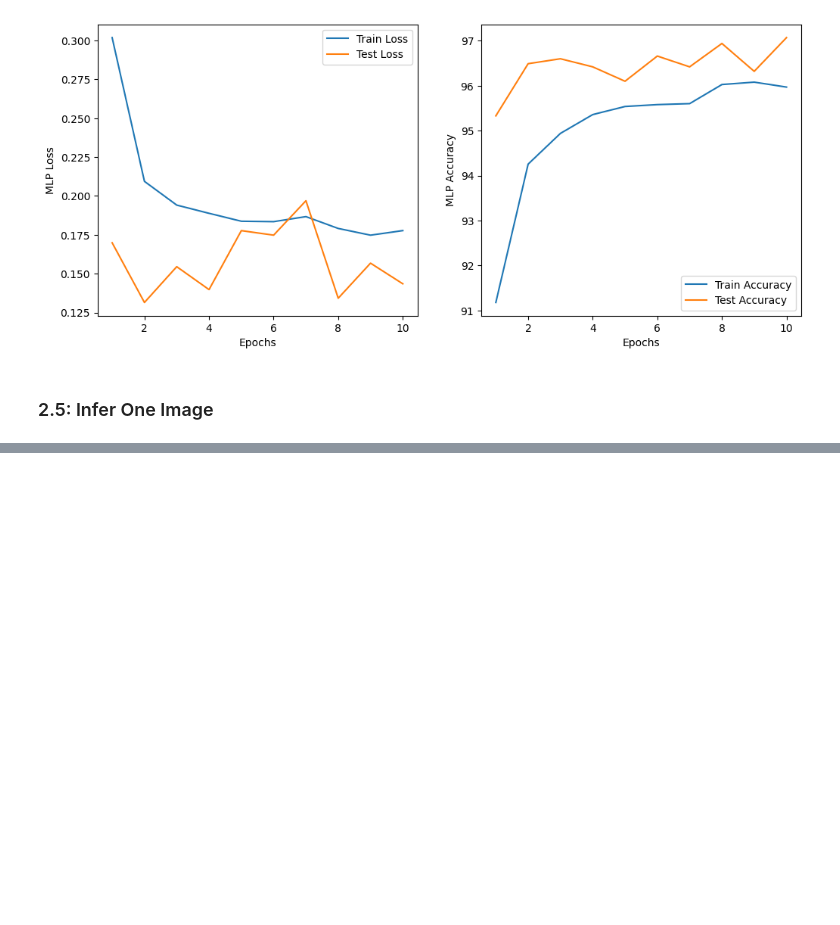
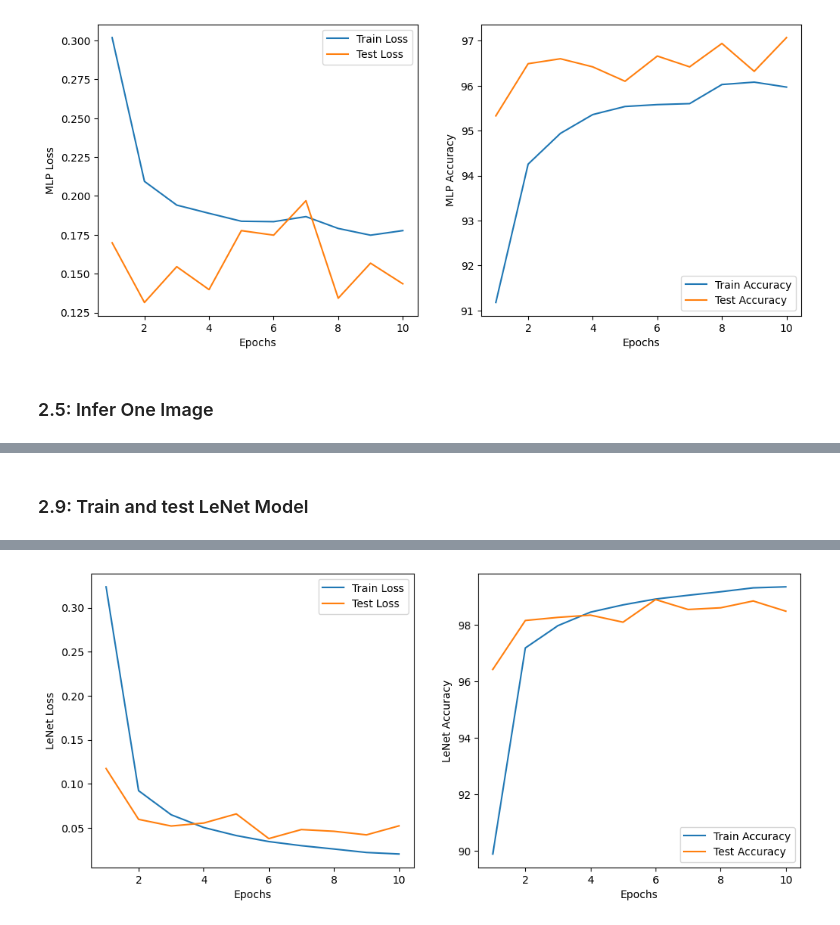
Before and after one commit to Bardiarms/Image-Classification-with-MLP-ResNet18-ReNet-5, a Jupyter notebook: mnist.ipynb, the cells around one changed output, grey strips where cells are left out. Saved outputs shown, nothing was run; the diff lists cells and outputs as text; code cells hidden in the pictures; blank space fills up the shorter version.

```diff
--- a/mnist.ipynb
+++ b/mnist.ipynb
@@ -239,0 +276,7 @@ infer_one(mlp_model, img_tensor)
+# %%
+lenet_model = LeNet()
+# %%
+# Optimizer and Loss functions
+
+optimizer_lenet = optim.Adam(lenet_model.parameters(), lr=1e-3)
+criterion_lenet = nn.CrossEntropyLoss()
@@ -239,0 +312,30 @@ infer_one(mlp_model, img_tensor)
+# %%
+def test_lenet()-> tuple:
+
+    lenet_model.eval()
+    lenet_model.to(DEVICE)
+
+    running_loss = 0
+    correct_predictions = 0
+    total_samples = 0
+
+    with torch.no_grad():
+        for images, labels in test_loader:
+            images, labels = images.to(DEVICE), labels.to(DEVICE)
+            outputs = lenet_model(images)
+            loss = criterion_lenet(outputs, labels)
+
+            running_loss += loss.item() * images.size(0)
+            predicted = outputs.argmax(dim=1)
+            total_samples += labels.size(0)
+            correct_predictions += (labels == predicted).sum().item()
+
+    avg_loss = running_loss / total_samples
+    accuracy = 100 * correct_predictions / total_samples
+
+    return avg_loss, accuracy
+# %% [markdown]
+### 2.9: Train and test LeNet Model
+# %%
+main(10, "LeNet", train_lenet, test_lenet)
+# %% [output]
@@ -239,0 +352 @@ infer_one(mlp_model, img_tensor)
+[figure, added]
```
Also changed, not shown: parts of 30 cells of this notebook.
